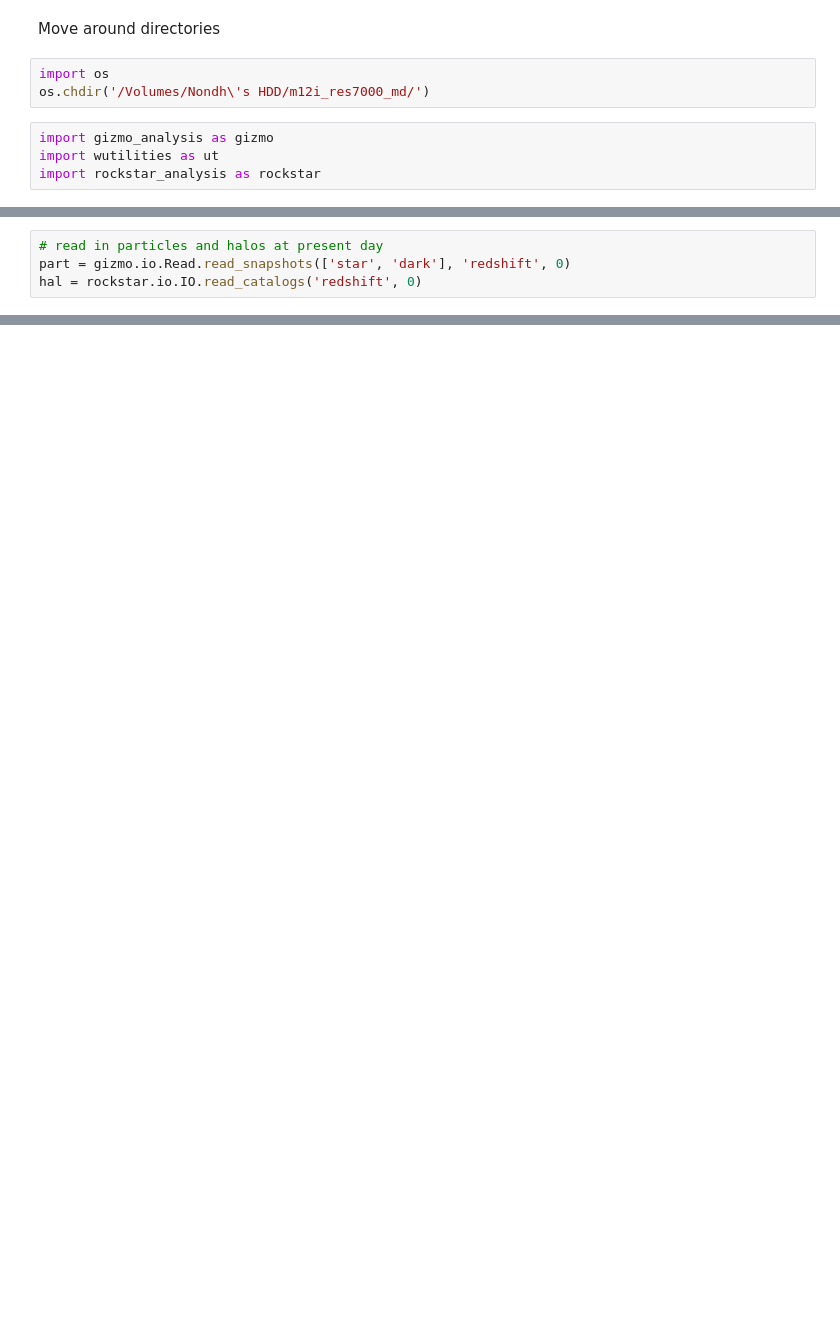
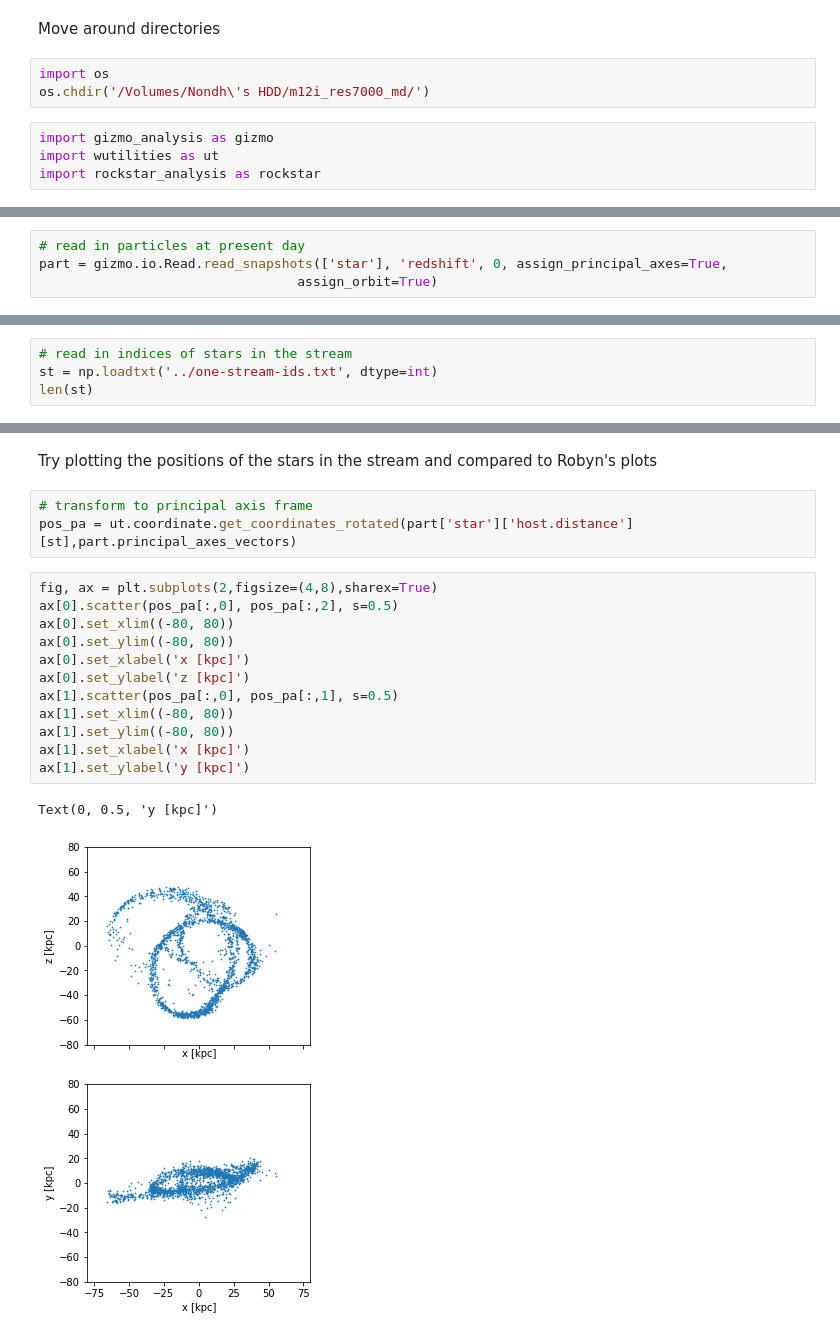
Before and after one commit to nonsk131/darkpy, a Jupyter notebook: stream1.ipynb, the cells around one changed output, grey strips where cells are left out. Cells and saved outputs as stored; diff of their text form; blank space fills up the shorter version.

```diff
--- a/stream1.ipynb
+++ b/stream1.ipynb
@@ -10,7 +14,7 @@ import rockstar_analysis as rockstar
 # %%
-# read in particles and halos at present day
-part = gizmo.io.Read.read_snapshots(['star', 'dark'], 'redshift', 0)
-hal = rockstar.io.IO.read_catalogs('redshift', 0)
+# read in particles at present day
+part = gizmo.io.Read.read_snapshots(['star'], 'redshift', 0, assign_principal_axes=True,
+                                 assign_orbit=True)
 # %% [output]
 # in wutilities.simulation.Snapshot():
   reading:  snapshot_times.txt
@@ -37,0 +72,4 @@ array([array([], dtype=int32), array([], dtype=int32),
+# %%
+# read in indices of stars in the stream
+st = np.loadtxt('../one-stream-ids.txt', dtype=int)
+len(st)
@@ -47,0 +98,20 @@ array([[66767.26081251, 33338.43269396, 33932.56150561],
+# %% [markdown]
+Try plotting the positions of the stars in the stream and compared to Robyn's plots
+# %%
+# transform to principal axis frame
+pos_pa = ut.coordinate.get_coordinates_rotated(part['star']['host.distance'][st],part.principal_axes_vectors)
+# %%
+fig, ax = plt.subplots(2,figsize=(4,8),sharex=True)
+ax[0].scatter(pos_pa[:,0], pos_pa[:,2], s=0.5)
+ax[0].set_xlim((-80, 80))
+ax[0].set_ylim((-80, 80))
+ax[0].set_xlabel('x [kpc]')
+ax[0].set_ylabel('z [kpc]')
+ax[1].scatter(pos_pa[:,0], pos_pa[:,1], s=0.5)
+ax[1].set_xlim((-80, 80))
+ax[1].set_ylim((-80, 80))
+ax[1].set_xlabel('x [kpc]')
+ax[1].set_ylabel('y [kpc]')
+# %% [output]
+Text(0, 0.5, 'y [kpc]')
+[figure, added]
```
Also changed, not shown: parts of 24 cells of this notebook.
